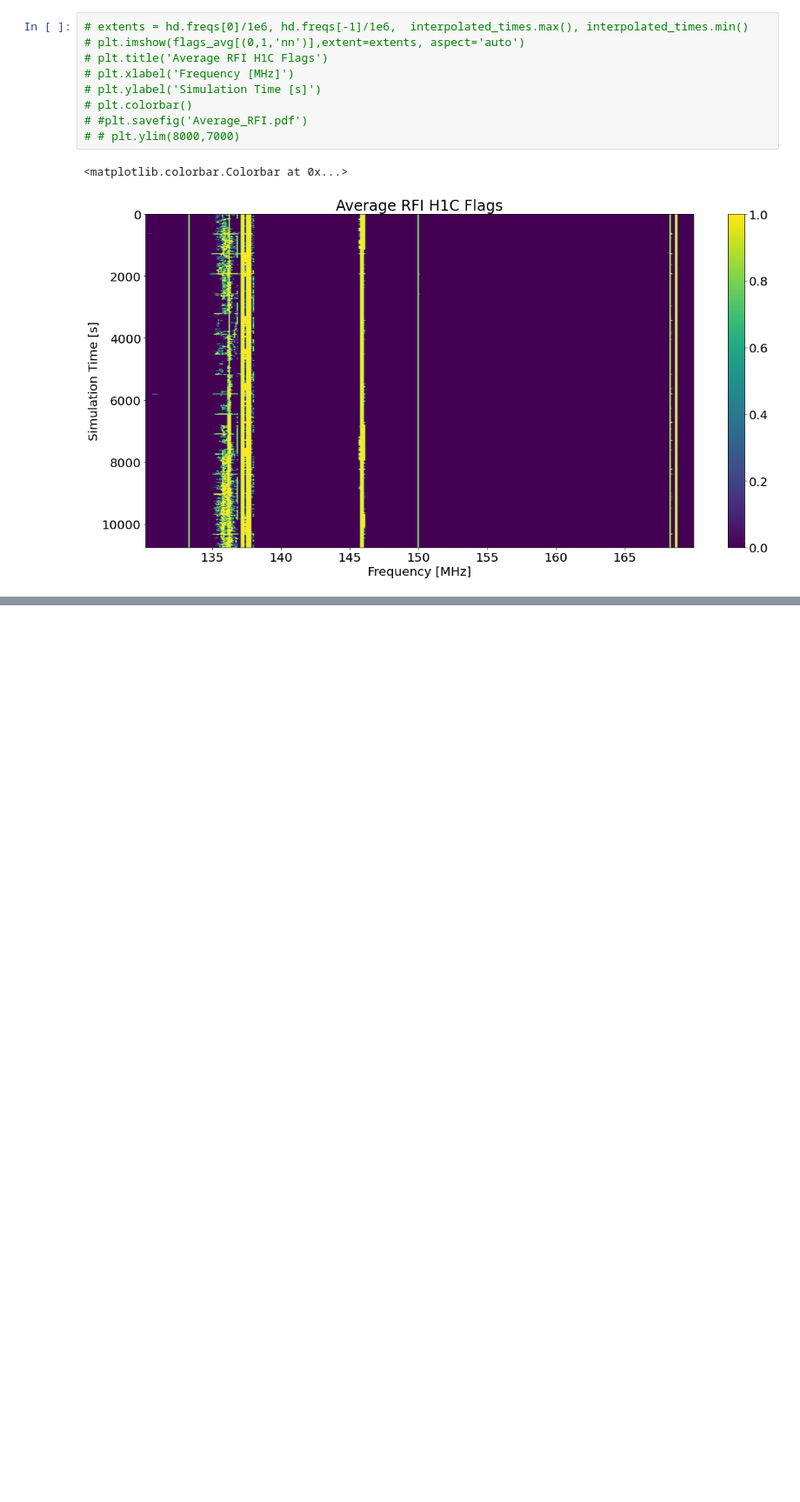
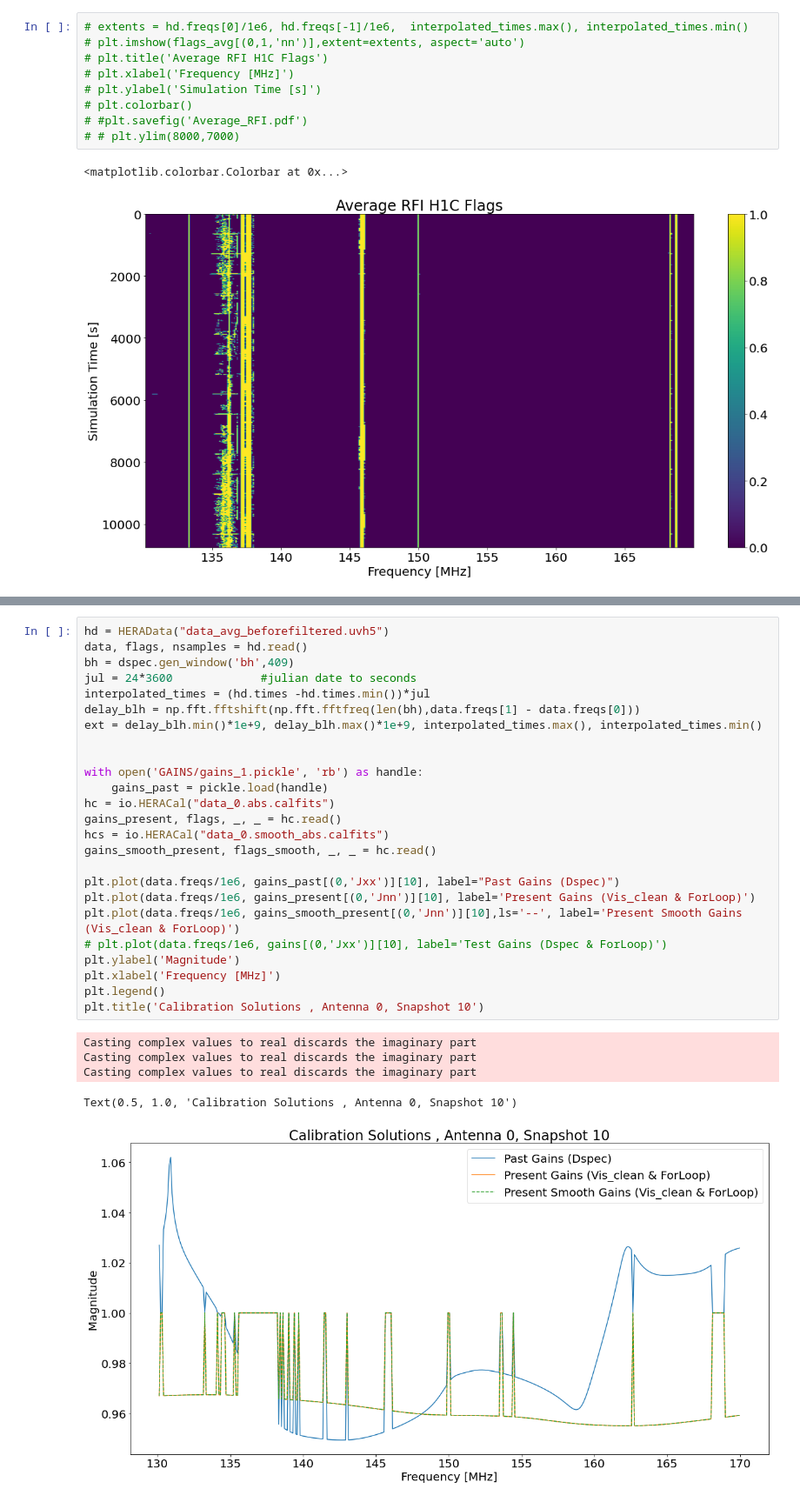
Before and after one commit to kian466/HERA_Calibration, a Jupyter notebook: HERA_CLEAN.ipynb, the cells around one changed output, grey strips where cells are left out. Shown at 87% size. Drawn from its saved outputs; the diff is of its cells as text; blank space fills up the shorter version.

```diff
--- a/HERA_CLEAN.ipynb
+++ b/HERA_CLEAN.ipynb
@@ -284,0 +367,31 @@ Mean of empty slice
+# %%
+hd = HERAData("data_avg_beforefiltered.uvh5")
+data, flags, nsamples = hd.read()
+bh = dspec.gen_window('bh',409)
+jul = 24*3600             #julian date to seconds
+interpolated_times = (hd.times -hd.times.min())*jul
+delay_blh = np.fft.fftshift(np.fft.fftfreq(len(bh),data.freqs[1] - data.freqs[0]))
+ext = delay_blh.min()*1e+9, delay_blh.max()*1e+9, interpolated_times.max(), interpolated_times.min()
+
+
+with open('GAINS/gains_1.pickle', 'rb') as handle:
+    gains_past = pickle.load(handle)
+hc = io.HERACal("data_0.abs.calfits")
+gains_present, flags, _, _ = hc.read()
+hcs = io.HERACal("data_0.smooth_abs.calfits")
+gains_smooth_present, flags_smooth, _, _ = hc.read()
+
+plt.plot(data.freqs/1e6, gains_past[(0,'Jxx')][10], label="Past Gains (Dspec)")
+plt.plot(data.freqs/1e6, gains_present[(0,'Jnn')][10], label='Present Gains (Vis_clean & ForLoop)')
+plt.plot(data.freqs/1e6, gains_smooth_present[(0,'Jnn')][10],ls='--', label='Present Smooth Gains (Vis_clean & ForLoop)')
+# plt.plot(data.freqs/1e6, gains[(0,'Jxx')][10], label='Test Gains (Dspec & ForLoop)')
+plt.ylabel('Magnitude')
+plt.xlabel('Frequency [MHz]')
+plt.legend()
+plt.title('Calibration Solutions , Antenna 0, Snapshot 10')
+# %% [output]
+Casting complex values to real discards the imaginary part
+Casting complex values to real discards the imaginary part
+Casting complex values to real discards the imaginary part
+Text(0.5, 1.0, 'Calibration Solutions , Antenna 0, Snapshot 10')
+[figure, added]
```
Also changed, not shown: parts of 20 cells of this notebook.
